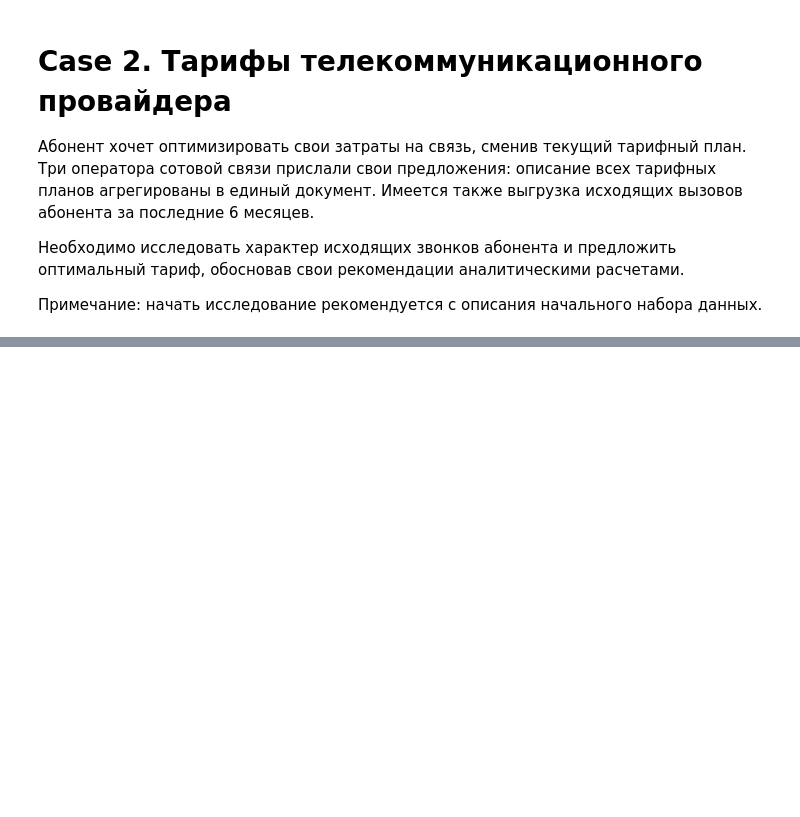
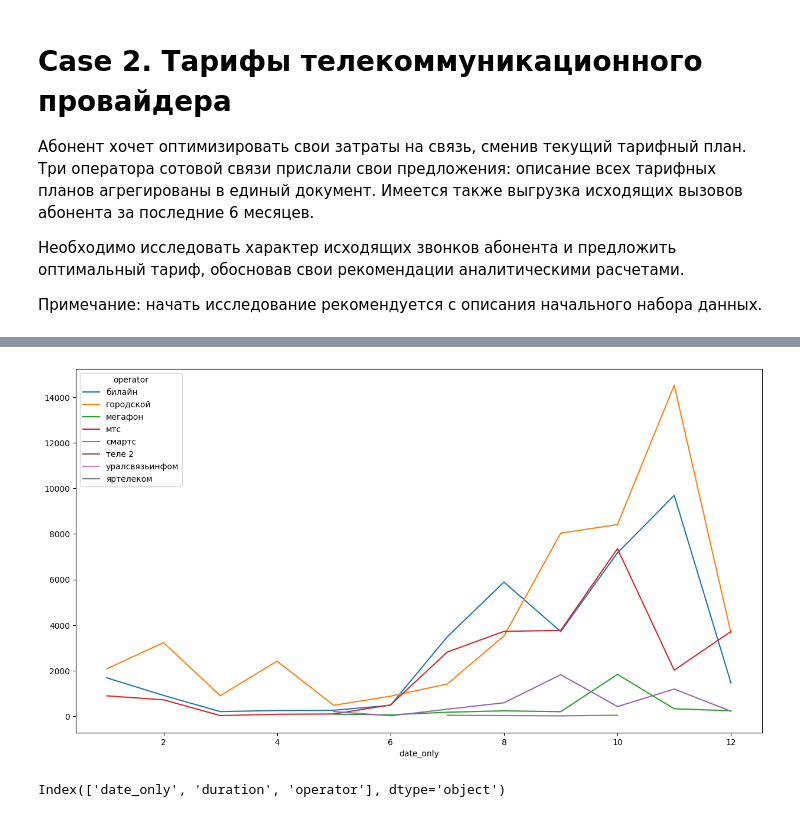
Before and after one commit to ybezginova2016/case_studies_da, a Jupyter notebook: 2. Telecom/main_2_Telecom.ipynb, the cells around one changed output, grey strips where cells are left out. Cells and saved outputs as stored; diff of their text form; code cells hidden in the pictures; blank space fills up the shorter version.

```diff
--- a/2. Telecom/main_2_Telecom.ipynb
+++ b/2. Telecom/main_2_Telecom.ipynb
@@ -25,0 +85,5 @@ d.head(10)
+# %%
+data = d.copy()
+# %%
+data['date_only'] = pd.to_datetime(data['date']).dt.date
+data
@@ -25,0 +104,3 @@ d.head(10)
+# %%
+data = data.drop(columns='date')
+data
@@ -25,0 +126,3 @@ d.head(10)
+# %%
+df = data[['date_only', 'duration', 'operator']]
+df.head(20)
@@ -25,0 +147,18 @@ d.head(10)
+# %%
+# Convert the 'date_only' column to a Pandas DatetimeIndex
+df['date_only'] = pd.to_datetime(df['date_only'])
+
+# Group the data by month and operator, and compute the mean duration for each group
+monthly_data = df.groupby([df['date_only'].dt.month, 'operator'])['duration'].sum()
+
+# Unstack the data to create a separate line for each operator
+monthly_data = monthly_data.unstack()
+
+# Plot the data
+monthly_data.plot(figsize=(15, 8));
+# %% [output]
+[figure, added]
+# %%
+df.columns
+# %% [output]
+Index(['date_only', 'duration', 'operator'], dtype='object')
```
Also changed, not shown: parts of 31 cells of this notebook, 1 other file.
